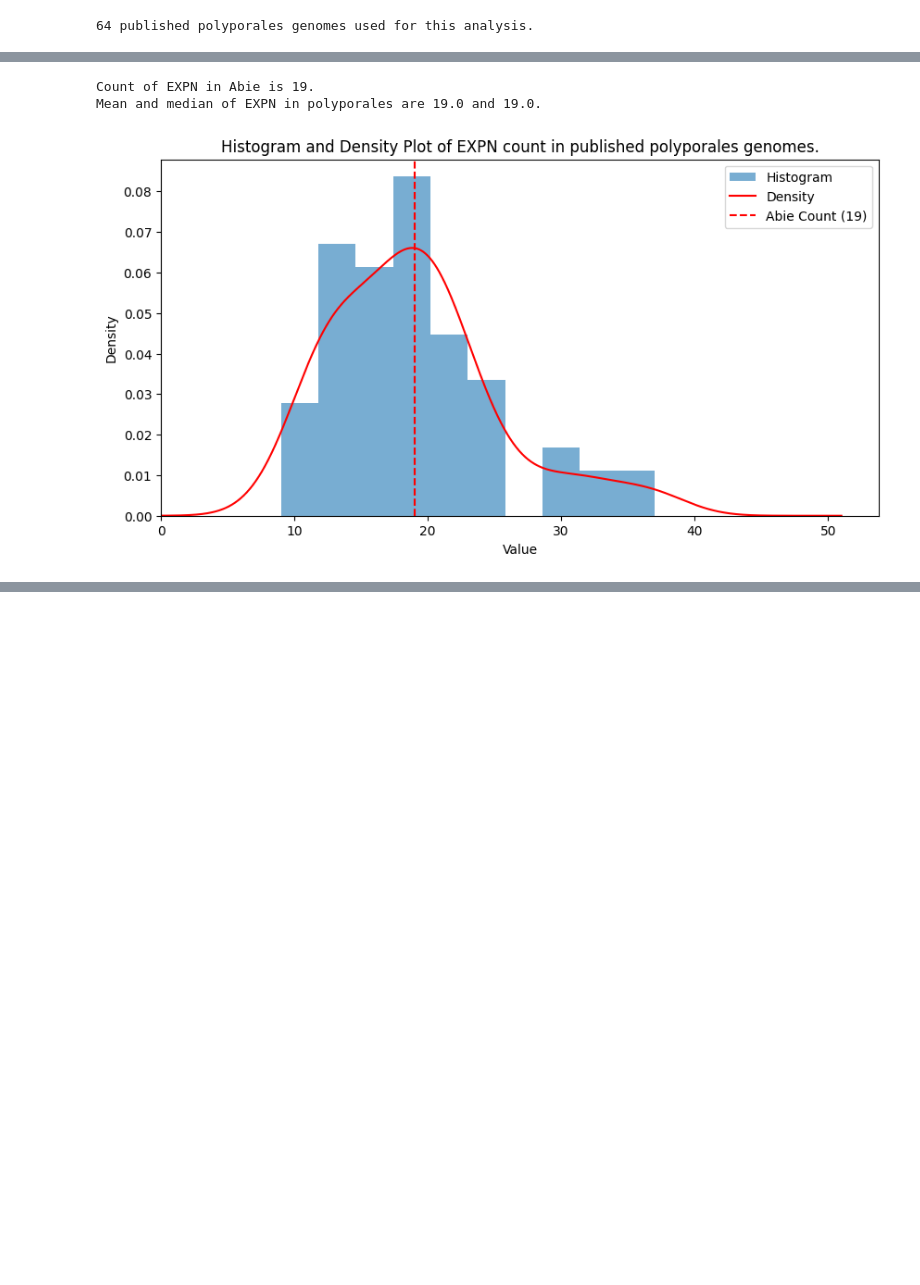
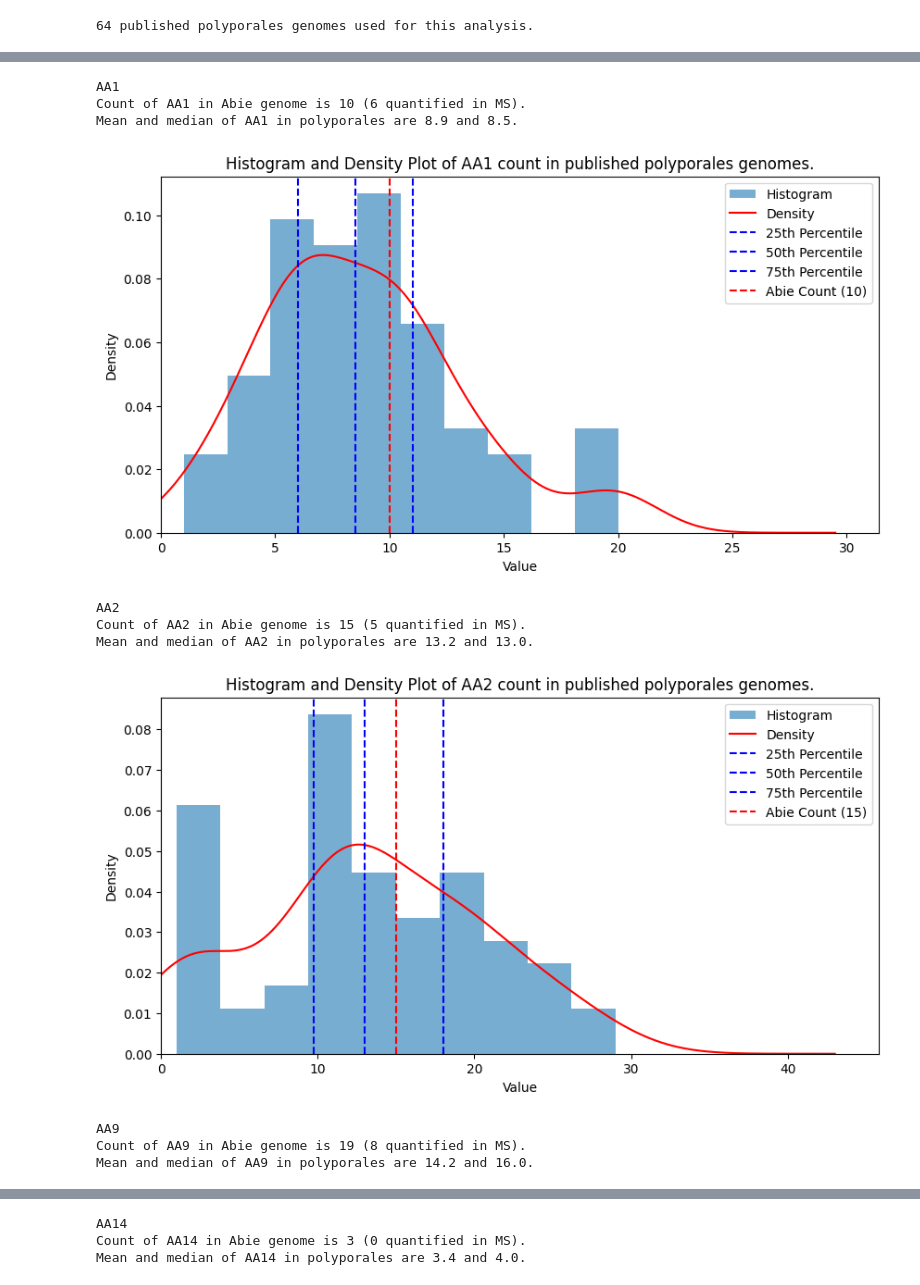
Before and after one commit to Roman-Si/Abortiporus_biennis_secretomics, a Jupyter notebook: code/polyporales_mycocsm.ipynb, the cells around one changed output, grey strips where cells are left out. Cells and saved outputs as stored; diff of their text form; code cells hidden in the pictures; blank space fills up the shorter version.

```diff
--- a/code/polyporales_mycocsm.ipynb
+++ b/code/polyporales_mycocsm.ipynb
@@ -99,6 +181,15 @@ cazy_df['GeneID'] = cazy_df['proteinId'].str.split("-R").str[0]
 # %%
-summarize_cazy_term("EXPN", "cazy_family")
+for fam in ['AA1', 'AA2', 'AA9',  'AA14']:
+    summarize_cazy_term(fam, "family")
 # %% [output]
-Count of EXPN in Abie is 19.
-Mean and median of EXPN in polyporales are 19.0 and 19.0.
+AA1
+Count of AA1 in Abie genome is 10 (6 quantified in MS).
+Mean and median of AA1 in polyporales are 8.9 and 8.5.
-[figure, old version]
+[figure, new version]
+AA2
+Count of AA2 in Abie genome is 15 (5 quantified in MS).
+Mean and median of AA2 in polyporales are 13.2 and 13.0.
+[figure, added]
+AA9
+Count of AA9 in Abie genome is 19 (8 quantified in MS).
+Mean and median of AA9 in polyporales are 14.2 and 16.0.
@@ -104,0 +197,3 @@ Mean and median of EXPN in polyporales are 19.0 and 19.0.
+AA14
+Count of AA14 in Abie genome is 3 (0 quantified in MS).
+Mean and median of AA14 in polyporales are 3.4 and 4.0.
```
Also changed, not shown: parts of 14 cells of this notebook, 2 other files.
